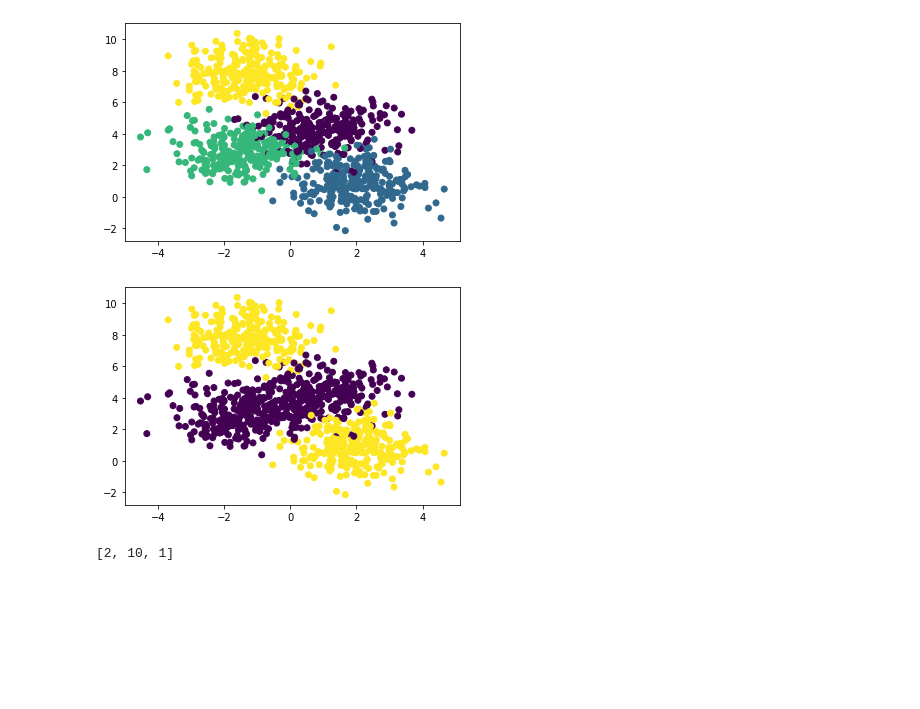
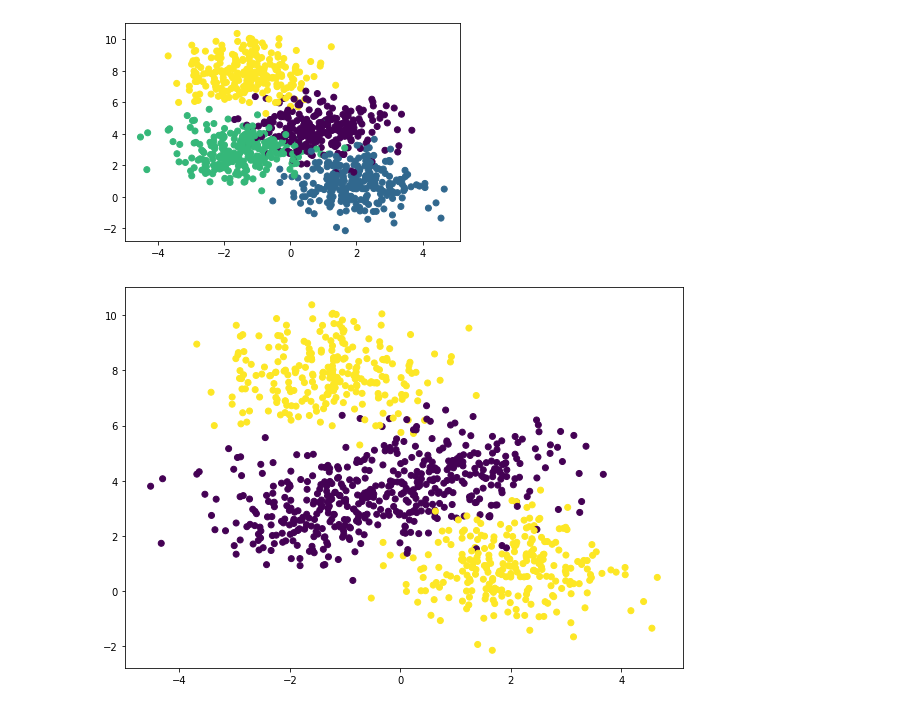
Before and after one commit to rissuuuu/DataScience, a Jupyter notebook: DeepLearning_Complete/Momentum Gradient Descent.ipynb, the cells around one changed output. Cells and saved outputs as stored; diff of their text form; code cells hidden in the pictures; blank space fills up the shorter version.

```diff
--- a/DeepLearning_Complete/Momentum Gradient Descent.ipynb
+++ b/DeepLearning_Complete/Momentum Gradient Descent.ipynb
@@ -12,10 +12,11 @@ pl.scatter(X[:,0],X[:,1],c=y)
 # %%
 y=np.mod(y,2)
 # %%
+pl.figure(figsize=(10,7))
 pl.scatter(X[:,0],X[:,1],c=y)
 from sklearn.metrics import log_loss
 from sklearn.metrics import mean_squared_error
 # %% [output]
-[figure, old version]
+[figure, new version]
 # %%
 class Multi_N:
@@ -82,9 +154,7 @@ class Multi_N:
 # %%
 X_train,X_test,y_train,y_test=train_test_split(X,y,stratify=y, random_state=0)
 multi=Multi_N([2,10,1])
-errors=multi.fit(X_train,y_train,epochs=100000,lr=0.01)
+errors=multi.fit(X_train,y_train,epochs=10000,lr=0.01)
-# %% [output]
-[2, 10, 1]
 # %%
 pl.plot(errors)
 # %% [output]
```
Also changed, not shown: parts of 6 cells of this notebook.
